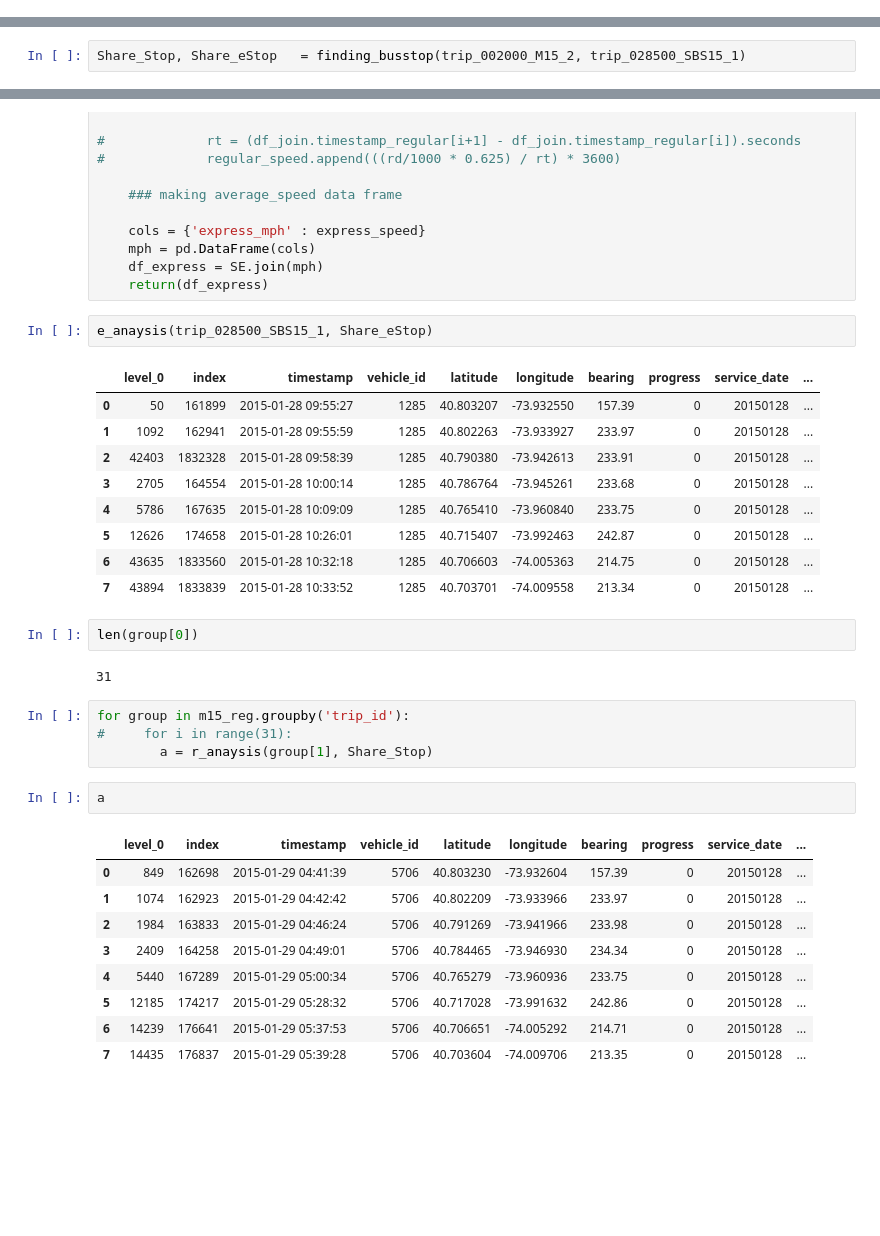
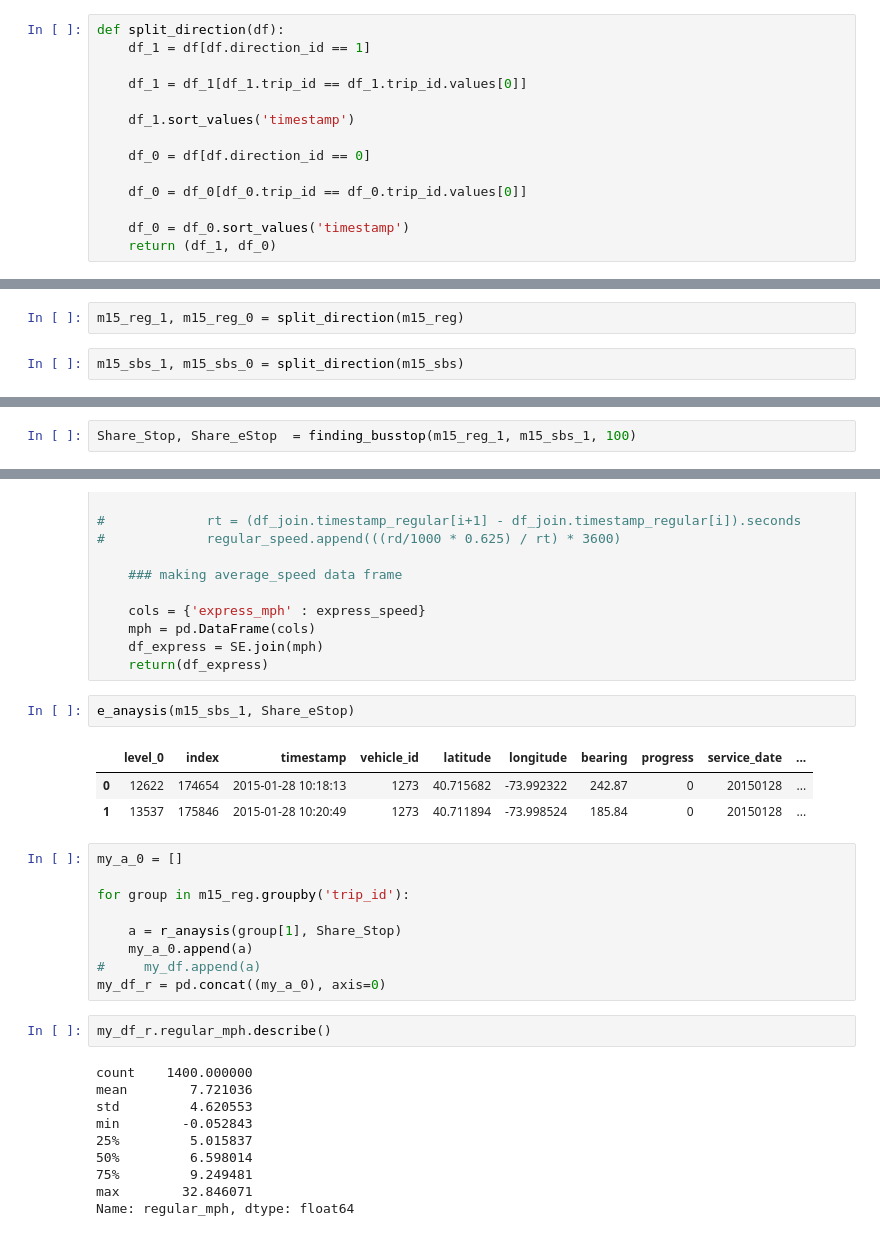
Before and after one commit to parthshah93/ads_2017, a Jupyter notebook: bustime_SK.ipynb, the cells around one changed output, grey strips where cells are left out. Drawn from its saved outputs; the diff is of its cells as text; blank space fills up the shorter version.

```diff
--- a/bustime_SK.ipynb
+++ b/bustime_SK.ipynb
@@ -200,2 +86,16 @@ Name: timestamp, Length: 63, dtype: datetime64[ns]
 # %% [markdown]
 ## Analysis
+# %%
+def split_direction(df):
+    df_1 = df[df.direction_id == 1]
+
+    df_1 = df_1[df_1.trip_id == df_1.trip_id.values[0]]
+
+    df_1.sort_values('timestamp')
+
+    df_0 = df[df.direction_id == 0]
+
+    df_0 = df_0[df_0.trip_id == df_0.trip_id.values[0]]
+
+    df_0 = df_0.sort_values('timestamp')
+    return (df_1, df_0)
@@ -201,0 +104,4 @@ Name: timestamp, Length: 63, dtype: datetime64[ns]
+# %%
+m15_reg_1, m15_reg_0 = split_direction(m15_reg)
+# %%
+m15_sbs_1, m15_sbs_0 = split_direction(m15_sbs)
@@ -272,3 +148,3 @@ def finding_busstop(df1_regular, df2_express):
     return (Share_Stop, Share_eStop)
 # %%
-Share_Stop, Share_eStop   = finding_busstop(trip_002000_M15_2, trip_028500_SBS15_1)
+Share_Stop, Share_eStop  = finding_busstop(m15_reg_1, m15_sbs_1, 100)
@@ -381,34 +268,29 @@ def e_anaysis(df, Share_eStop):
     df_express = SE.join(mph)
     return(df_express)
 # %%
-e_anaysis(trip_028500_SBS15_1, Share_eStop)
+e_anaysis(m15_sbs_1, Share_eStop)
 # %% [output]
 |  | level_0 | index | timestamp | vehicle_id | latitude | longitude | bearing | progress | service_date | ... |
-| 0 | 50 | 161899 | 2015-01-28 09:55:27 | 1285 | 40.803207 | -73.932550 | 157.39 | 0 | 20150128 | ... |
-| 1 | 1092 | 162941 | 2015-01-28 09:55:59 | 1285 | 40.802263 | -73.933927 | 233.97 | 0 | 20150128 | ... |
-| 2 | 42403 | 1832328 | 2015-01-28 09:58:39 | 1285 | 40.790380 | -73.942613 | 233.91 | 0 | 20150128 | ... |
-| 3 | 2705 | 164554 | 2015-01-28 10:00:14 | 1285 | 40.786764 | -73.945261 | 233.68 | 0 | 20150128 | ... |
-| 4 | 5786 | 167635 | 2015-01-28 10:09:09 | 1285 | 40.765410 | -73.960840 | 233.75 | 0 | 20150128 | ... |
-| 5 | 12626 | 174658 | 2015-01-28 10:26:01 | 1285 | 40.715407 | -73.992463 | 242.87 | 0 | 20150128 | ... |
-| 6 | 43635 | 1833560 | 2015-01-28 10:32:18 | 1285 | 40.706603 | -74.005363 | 214.75 | 0 | 20150128 | ... |
-| 7 | 43894 | 1833839 | 2015-01-28 10:33:52 | 1285 | 40.703701 | -74.009558 | 213.34 | 0 | 20150128 | ... |
+| 0 | 12622 | 174654 | 2015-01-28 10:18:13 | 1273 | 40.715682 | -73.992322 | 242.87 | 0 | 20150128 | ... |
+| 1 | 13537 | 175846 | 2015-01-28 10:20:49 | 1273 | 40.711894 | -73.998524 | 185.84 | 0 | 20150128 | ... |
-# %%
-len(group[0])
-# %% [output]
-31
 # %%
+my_a_0 = []
+
 for group in m15_reg.groupby('trip_id'):
-#     for i in range(31):
-        a = r_anaysis(group[1], Share_Stop)
+
+    a = r_anaysis(group[1], Share_Stop)
+    my_a_0.append(a)
+#     my_df.append(a)
+my_df_r = pd.concat((my_a_0), axis=0)
-# %%
-a
-# %% [output]
-|  | level_0 | index | timestamp | vehicle_id | latitude | longitude | bearing | progress | service_date | ... |
-| 0 | 849 | 162698 | 2015-01-29 04:41:39 | 5706 | 40.803230 | -73.932604 | 157.39 | 0 | 20150128 | ... |
-| 1 | 1074 | 162923 | 2015-01-29 04:42:42 | 5706 | 40.802209 | -73.933966 | 233.97 | 0 | 20150128 | ... |
-| 2 | 1984 | 163833 | 2015-01-29 04:46:24 | 5706 | 40.791269 | -73.941966 | 233.98 | 0 | 20150128 | ... |
-| 3 | 2409 | 164258 | 2015-01-29 04:49:01 | 5706 | 40.784465 | -73.946930 | 234.34 | 0 | 20150128 | ... |
-| 4 | 5440 | 167289 | 2015-01-29 05:00:34 | 5706 | 40.765279 | -73.960936 | 233.75 | 0 | 20150128 | ... |
-| 5 | 12185 | 174217 | 2015-01-29 05:28:32 | 5706 | 40.717028 | -73.991632 | 242.86 | 0 | 20150128 | ... |
-| 6 | 14239 | 176641 | 2015-01-29 05:37:53 | 5706 | 40.706651 | -74.005292 | 214.71 | 0 | 20150128 | ... |
-| 7 | 14435 | 176837 | 2015-01-29 05:39:28 | 5706 | 40.703604 | -74.009706 | 213.35 | 0 | 20150128 | ... |
+# %%
+my_df_r.regular_mph.describe()
+# %% [output]
+count    1400.000000
+mean        7.721036
+std         4.620553
+min        -0.052843
+25%         5.015837
+50%         6.598014
+75%         9.249481
+max        32.846071
+Name: regular_mph, dtype: float64
```
Also changed, not shown: parts of 22 cells of this notebook.
